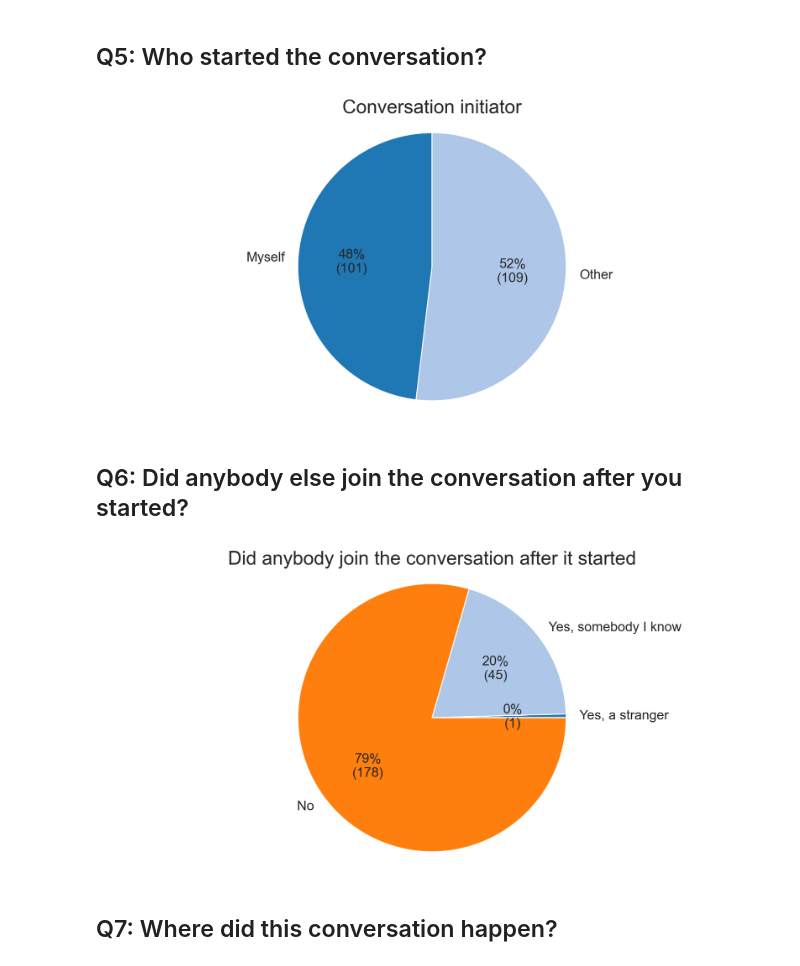
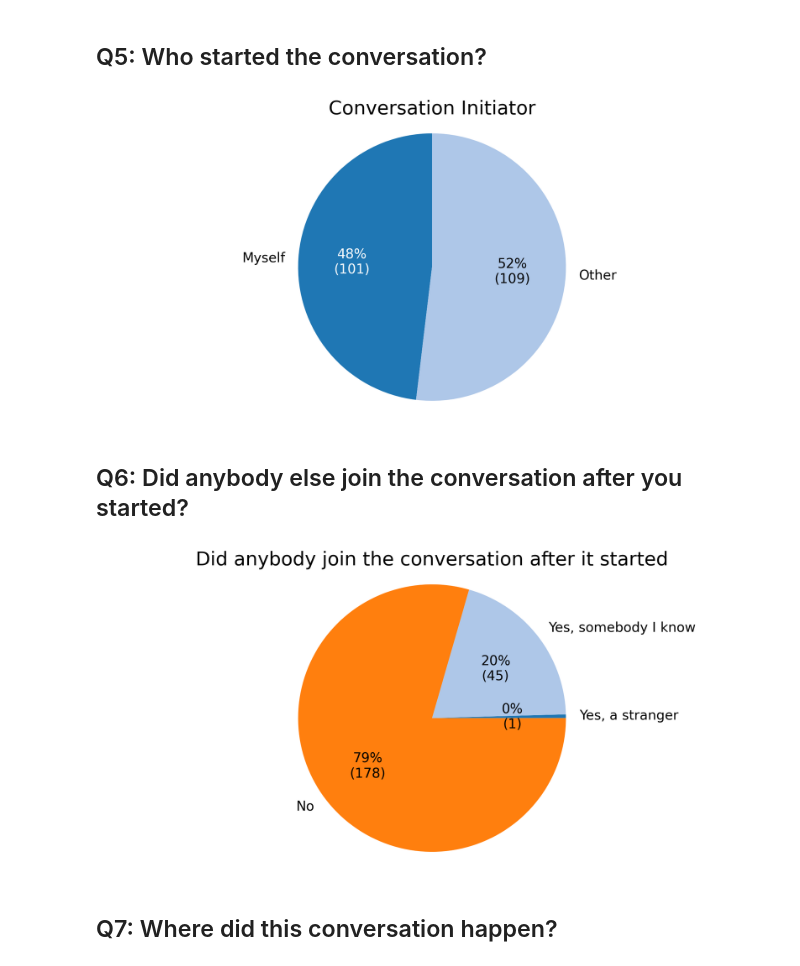
Before and after one commit to lroessert/cybersec-conv-analysis, a Jupyter notebook: source/analysis.ipynb, the cells around one changed output. Drawn from its saved outputs; the diff is of its cells as text; code cells hidden in the pictures.

```diff
--- a/source/analysis.ipynb
+++ b/source/analysis.ipynb
@@ -116,38 +116,50 @@ print(result)
 def preprocess_initiator(df_input, column):
     df_input = df_input.copy()
 
     df_exploded = df_input.dropna(subset=[column]).explode(column)
 
     return df_exploded.reset_index()[[column]]
 
 def plot_initiator(df_input, column, title):
     counts = df_input[column].value_counts()
 
     counts = counts.sort_values(ascending=True)
 
     colors = plt.cm.tab20.colors
 
     fig, ax = plt.subplots(figsize=(10, 5), dpi=200)
 
-    wedges, texts, autotexts = ax.pie(counts, labels=counts.index, autopct='%1.f%%', startangle=90, colors=colors)
+    wedges, texts, autotexts = ax.pie(
+        counts,
+        labels=counts.index,
+        autopct='%1.f%%',
+        startangle=90,
+        colors=colors
+    )
 
-    # Add absolute values to the pie chart
-    for autotext, label in zip(autotexts, counts.index):
+    for autotext, label, wedge in zip(autotexts, counts.index, wedges):
         percentage_text = autotext.get_text()
         count = counts[label]
         autotext.set_text(f'{percentage_text}\n({count})')
+
+        # Get face color of slice (RGB)
+        r, g, b, _ = wedge.get_facecolor()
+        # Compute luminance (perceived brightness)
+        luminance = 0.299*r + 0.587*g + 0.114*b
+        # Choose white if dark, black if light
+        autotext.set_color("white" if luminance < 0.5 else "black")
 
     ax.set_title(title, fontsize=20)
     ax.axis('equal')
 
     plt.tight_layout()
     plt.show()
 
 df_preprocessed = preprocess_initiator(df_with_second_conv[["Q5"]], "Q5")
 
-plot_initiator(df_preprocessed, "Q5", 'Conversation initiator')
+plot_initiator(df_preprocessed, "Q5", 'Conversation Initiator')
 # %% [output]
-[figure, old version]
+[figure, new version]
 # %% [markdown]
 ## Q6: Did anybody else join the conversation after you started?
 # %%
@@ -184,7 +196,7 @@ df_preprocessed = preprocess_initiator(df_with_second_conv[["Q6"]], "Q6")
 
 plot_initiator(df_preprocessed, "Q6", 'Did anybody join the conversation after it started')
 # %% [output]
-[figure, old version]
+[figure, new version]
 # %% [markdown]
 ## Q7: Where did this conversation happen?
 # %%
```
Also changed, not shown: parts of 10 cells of this notebook, 2 other files.
